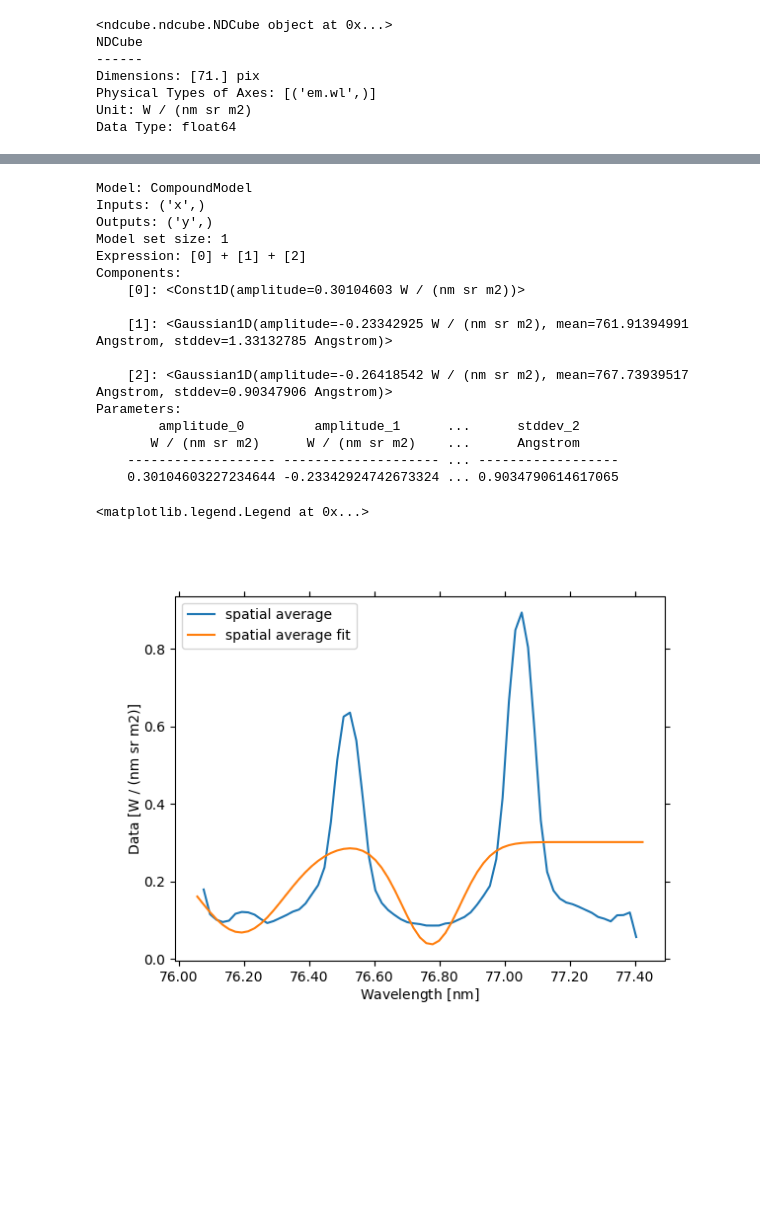
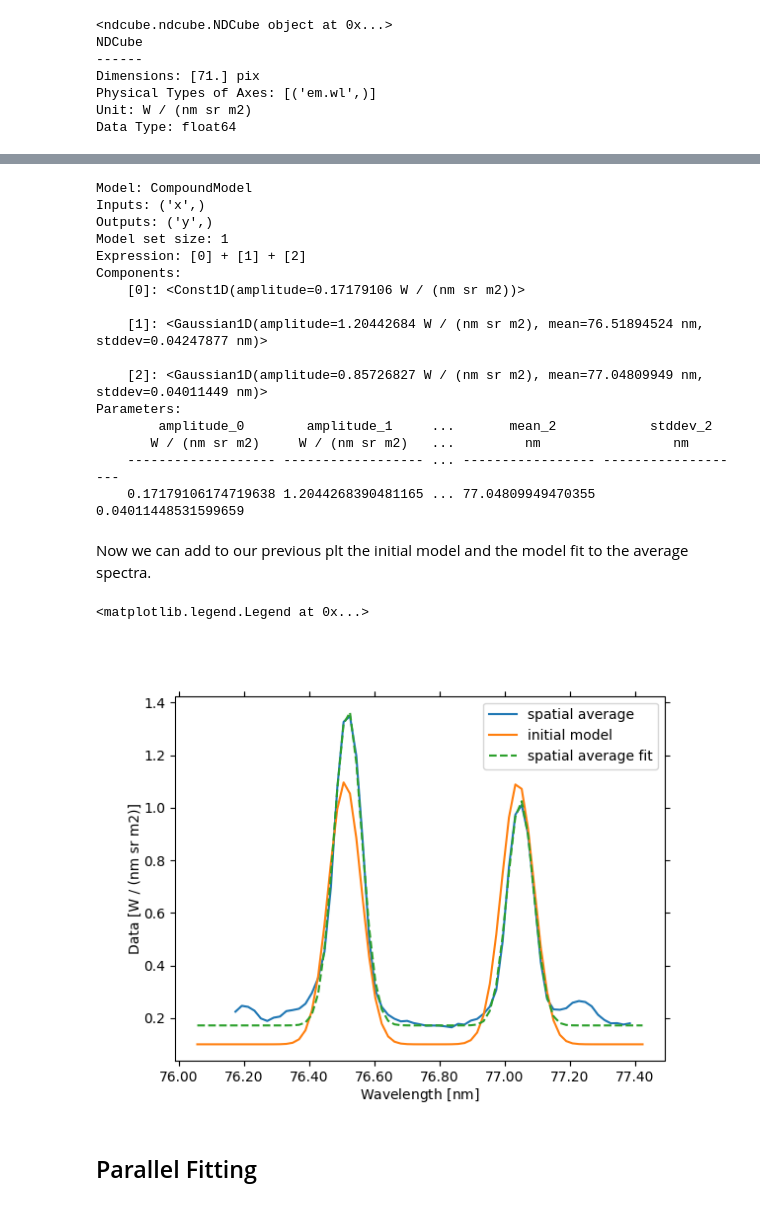
Before and after one commit to aperiosoftware/parallel-modeling-examples, a Jupyter notebook: spice/Final_Tutorial.ipynb, the cells around one changed output, grey strips where cells are left out. Saved outputs shown, nothing was run; the diff lists cells and outputs as text; code cells hidden in the pictures; blank space fills up the shorter version.

```diff
--- a/spice/Final_Tutorial.ipynb
+++ b/spice/Final_Tutorial.ipynb
@@ -49,5 +84,5 @@ Data Type: >f4
 # %%
-spatial_mean = spice[0].rebin((1, 834, 224))[:, 0, 0]
+spatial_mean = spice.rebin((1, *spice.data.shape[1:]))[:, 0, 0]
 spatial_mean
 # %% [output]
 <ndcube.ndcube.NDCube object at 0x...>
@@ -67,8 +105,11 @@ ax.coords[0].set_major_formatter("x.xx")
+# %%
+NIV_wave = 76.51 * u.nm
+NeVIII_wave = 77.04 * u.nm
 # %%
 initial_model = (
-    m.Const1D(amplitude=1 * spice.unit) +
-    m.Gaussian1D(amplitude=1 * spice.unit, mean=764 * u.AA, stddev=0.5 * u.AA) +
-    m.Gaussian1D(amplitude=1 * spice.unit, mean=769 * u.AA, stddev=0.5 * u.AA)
+    m.Const1D(amplitude=0.1 * spice.unit) +
+    m.Gaussian1D(amplitude=1 * spice.unit, mean=NIV_wave, stddev=0.05 * u.nm) +
+    m.Gaussian1D(amplitude=1 * spice.unit, mean=NeVIII_wave, stddev=0.05 * u.nm)
 )
 print(initial_model)
 # %% [output]
@@ -92,9 +135,8 @@ Parameters:
 fitter = TRFLSQFitter()
 average_fit = fitter(
     initial_model,
-    spatial_mean.axis_world_coords("em.wl")[0].to(u.AA),
+    spatial_mean.axis_world_coords("em.wl")[0].to(u.nm),
     spatial_mean.data*spatial_mean.unit,
-    filter_non_finite=True
 )
 print(average_fit)
 # %% [output]
@@ -104,23 +146,28 @@ Outputs: ('y',)
 Model set size: 1
 Expression: [0] + [1] + [2]
 Components:
-    [0]: <Const1D(amplitude=0.30104603 W / (nm sr m2))>
+    [0]: <Const1D(amplitude=0.17179106 W / (nm sr m2))>
 
-    [1]: <Gaussian1D(amplitude=-0.23342925 W / (nm sr m2), mean=761.91394991 Angstrom, stddev=1.33132785 Angstrom)>
+    [1]: <Gaussian1D(amplitude=1.20442684 W / (nm sr m2), mean=76.51894524 nm, stddev=0.04247877 nm)>
 
-    [2]: <Gaussian1D(amplitude=-0.26418542 W / (nm sr m2), mean=767.73939517 Angstrom, stddev=0.90347906 Angstrom)>
+    [2]: <Gaussian1D(amplitude=0.85726827 W / (nm sr m2), mean=77.04809949 nm, stddev=0.04011449 nm)>
 Parameters:
-        amplitude_0         amplitude_1      ...      stddev_2
-       W / (nm sr m2)      W / (nm sr m2)    ...      Angstrom
-    ------------------- -------------------- ... ------------------
-    0.30104603227234644 -0.23342924742673324 ... 0.9034790614617065
+        amplitude_0        amplitude_1     ...       mean_2            stddev_2
+       W / (nm sr m2)     W / (nm sr m2)   ...         nm                 nm
+    ------------------- ------------------ ... ----------------- -------------------
+    0.17179106174719638 1.2044268390481165 ... 77.04809949470355 0.04011448531599659
+# %% [markdown]
+Now we can add to our previous plt the initial model and the model fit to the average spectra.
 # %%
 fig = plt.figure()
 ax = spatial_mean.plot(label="spatial average")
 ax.coords[0].set_format_unit("nm")
 ax.coords[0].set_major_formatter("x.xx")
-ax.plot(average_fit(spatial_mean.axis_world_coords("em.wl")[0]), label="spatial average fit")
+ax.plot(initial_model(spatial_mean.axis_world_coords("em.wl")[0].to(u.AA)), label="initial model")
+ax.plot(average_fit(spatial_mean.axis_world_coords("em.wl")[0].to(u.AA)), linestyle="--", label="spatial average fit")
 plt.legend()
 # %% [output]
 <matplotlib.legend.Legend at 0x...>
-[figure, old version]
+[figure, new version]
+# %% [markdown]
+## Parallel Fitting
```
Also changed, not shown: parts of 52 cells of this notebook.
